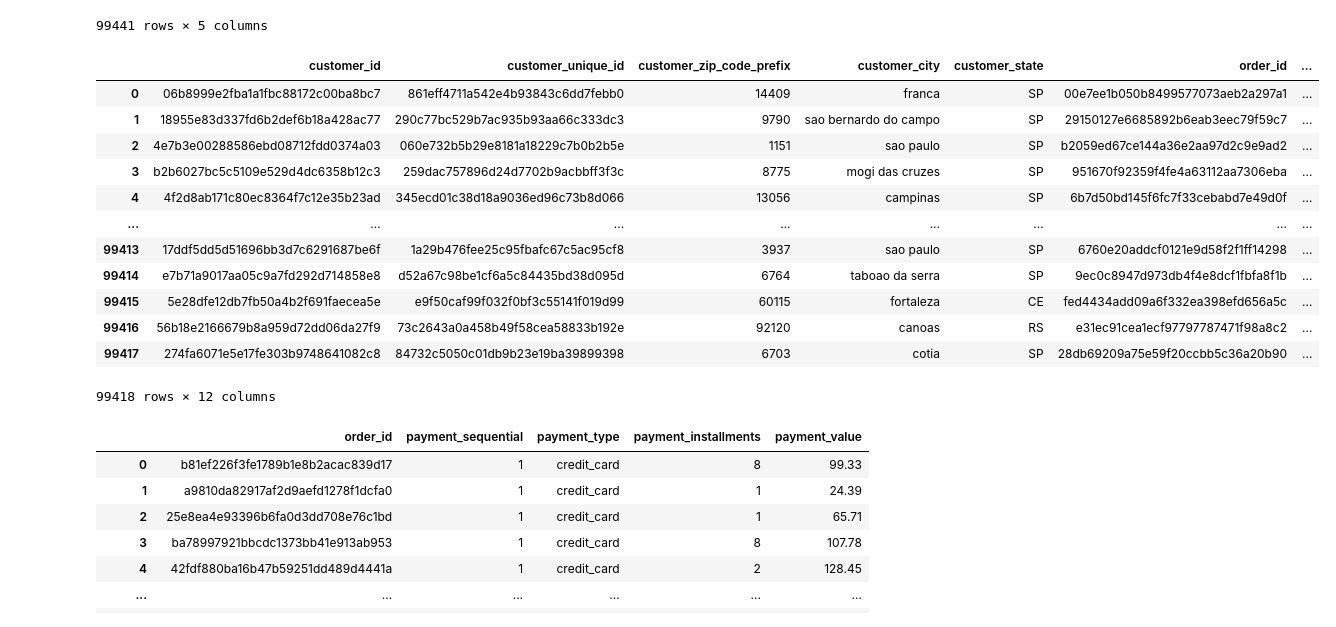
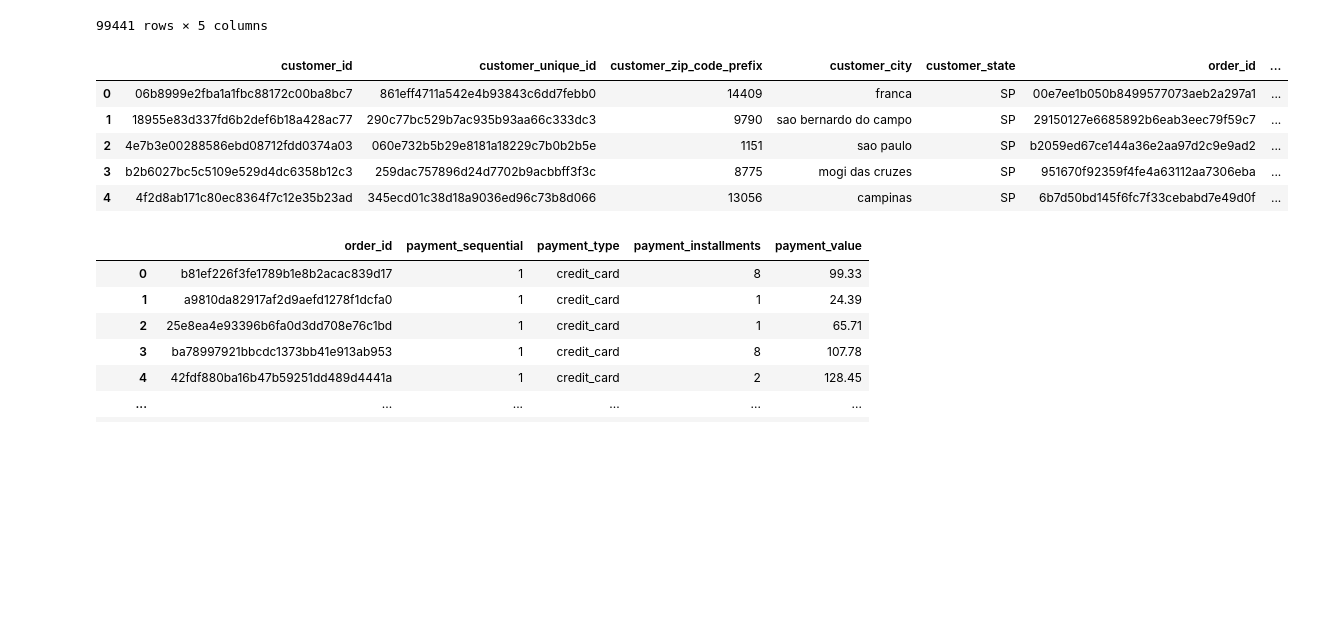
Before and after one commit to Mocuss/FESI-Crew, a Jupyter notebook: EDA.ipynb, the cells around one changed output. Saved outputs shown, nothing was run; the diff lists cells and outputs as text; code cells hidden in the pictures; blank space fills up the shorter version.

```diff
--- a/EDA.ipynb
+++ b/EDA.ipynb
@@ -390,22 +390,16 @@ customers_df_returningcustomer.columns = (
     .str.lower()        # lowercase everything (optional but safe)
 )
 # %%
+#Merging customers df with orders df.
 customer_orders_df = pd.merge(customers_df_returningcustomer, orders_df, on='customer_id', how="inner")
-customer_orders_df
+customer_orders_df.head(5)
 # %% [output]
 |  | customer_id | customer_unique_id | customer_zip_code_prefix | customer_city | customer_state | order_id | ... |
 | 0 | 06b8999e2fba1a1fbc88172c00ba8bc7 | 861eff4711a542e4b93843c6dd7febb0 | 14409 | franca | SP | 00e7ee1b050b8499577073aeb2a297a1 | ... |
 | 1 | 18955e83d337fd6b2def6b18a428ac77 | 290c77bc529b7ac935b93aa66c333dc3 | 9790 | sao bernardo do campo | SP | 29150127e6685892b6eab3eec79f59c7 | ... |
 | 2 | 4e7b3e00288586ebd08712fdd0374a03 | 060e732b5b29e8181a18229c7b0b2b5e | 1151 | sao paulo | SP | b2059ed67ce144a36e2aa97d2c9e9ad2 | ... |
 | 3 | b2b6027bc5c5109e529d4dc6358b12c3 | 259dac757896d24d7702b9acbbff3f3c | 8775 | mogi das cruzes | SP | 951670f92359f4fe4a63112aa7306eba | ... |
 | 4 | 4f2d8ab171c80ec8364f7c12e35b23ad | 345ecd01c38d18a9036ed96c73b8d066 | 13056 | campinas | SP | 6b7d50bd145f6fc7f33cebabd7e49d0f | ... |
-| ... | ... | ... | ... | ... | ... | ... | ... |
-| 99413 | 17ddf5dd5d51696bb3d7c6291687be6f | 1a29b476fee25c95fbafc67c5ac95cf8 | 3937 | sao paulo | SP | 6760e20addcf0121e9d58f2f1ff14298 | ... |
-| 99414 | e7b71a9017aa05c9a7fd292d714858e8 | d52a67c98be1cf6a5c84435bd38d095d | 6764 | taboao da serra | SP | 9ec0c8947d973db4f4e8dcf1fbfa8f1b | ... |
-| 99415 | 5e28dfe12db7fb50a4b2f691faecea5e | e9f50caf99f032f0bf3c55141f019d99 | 60115 | fortaleza | CE | fed4434add09a6f332ea398efd656a5c | ... |
-| 99416 | 56b18e2166679b8a959d72dd06da27f9 | 73c2643a0a458b49f58cea58833b192e | 92120 | canoas | RS | e31ec91cea1ecf97797787471f98a8c2 | ... |
-| 99417 | 274fa6071e5e17fe303b9748641082c8 | 84732c5050c01db9b23e19ba39899398 | 6703 | cotia | SP | 28db69209a75e59f20ccbb5c36a20b90 | ... |
-99418 rows × 12 columns
 # %%
 order_payments_df
 # %% [output]
```
Also changed, not shown: parts of 28 cells of this notebook.
